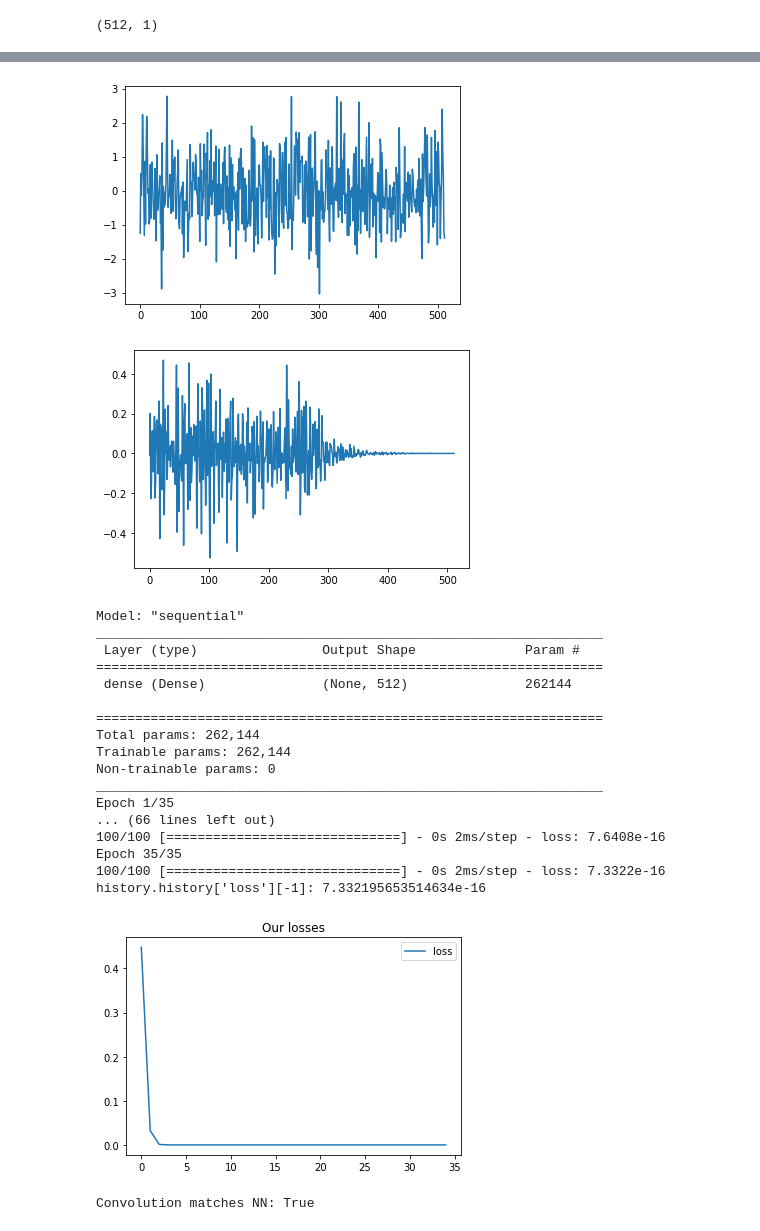
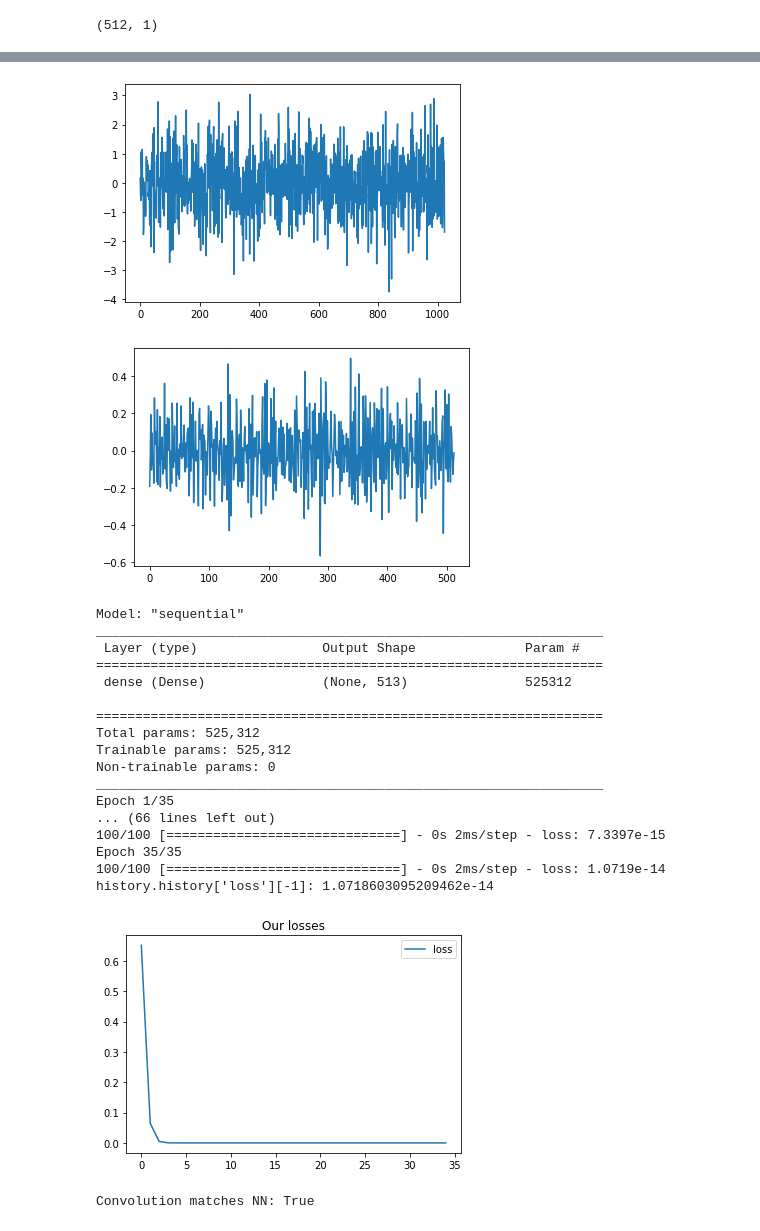
Before and after one commit to jakobatgithub/unreverb, a Jupyter notebook: DetermineIRWithDenseNN.ipynb, the cells around one changed output, grey strips where cells are left out. Saved outputs shown, nothing was run; the diff lists cells and outputs as text; code cells hidden in the pictures.

```diff
--- a/DetermineIRWithDenseNN.ipynb
+++ b/DetermineIRWithDenseNN.ipynb
@@ -28,7 +28,16 @@ import matplotlib.pyplot as plt
 
 def my_convolution(IR_data, signal):
   #return ss.convolve(IR_data, signal, mode='full')
-  return ss.convolve(signal, IR_data, mode='same')
+  #return ss.convolve(signal, IR_data, mode='same')
+	return ss.convolve(signal, IR_data, mode='valid')
+
+def render_history(history):
+    plt.plot(history["loss"], label="loss")
+    #plt.plot(history["val_loss"], label="val_loss")
+    plt.legend()
+    plt.title("Our losses")
+    plt.show()
+    plt.close()
 
 #samplerate = 2**13
 samplerate = 2**9
@@ -63,7 +72,7 @@ for reverberation_time in reverberation_times:
 # %% [output]
 (512, 1)
 # %%
-N = samplerate
+N = 2*samplerate
 batch = 10000
 split = batch
 IR_data = IR_datas[0].T[0]
@@ -92,48 +101,48 @@ display(Audio(np.array(transformed_signals[0]), rate=samplerate, autoplay=False)
 plt.plot(signals[0])
 plt.show()
 # %% [output]
-[figure, old version]
+[figure, new version]
 # %%
 plt.plot(transformed_signals[0])
 plt.show()
 # %% [output]
-[figure, old version]
+[figure, new version]
 # %%
 from keras.models import Sequential
 from keras.layers import Dense, Convolution1D
 
 X = signals
 y = transformed_signals
 
 # Create model with no hidden layers, same number of outputs as inputs.
 # No bias needed.  No activation function,
 # since DFT is linear.
-model = Sequential([Dense(transformed_signals.shape[1], input_dim=N, use_bias=False, activation=None)])
+model = Sequential([Dense(y.shape[1], input_dim=X.shape[1], use_bias=False, activation=None)])
 #model = Sequential([Convolution1D(N, kernel_size=N, padding='causal', input_shape=(None, 256), dilation_rate=1, use_bias=False, activation=None)])
 model.summary()
 model.compile(loss='mean_squared_error', optimizer='adam')
 history = model.fit(X, y, epochs=35, batch_size=100, verbose='auto')
 print(f"history.history['loss'][-1]: {history.history['loss'][-1]}")
 render_history(history.history)
 # %% [output]
 Model: "sequential"
 _________________________________________________________________
  Layer (type)                Output Shape              Param #
 =================================================================
- dense (Dense)               (None, 512)               262144
+ dense (Dense)               (None, 513)               525312
 
 =================================================================
-Total params: 262,144
-Trainable params: 262,144
+Total params: 525,312
+Trainable params: 525,312
 Non-trainable params: 0
 _________________________________________________________________
 Epoch 1/35
 ... (66 lines left out)
-100/100 [==============================] - 0s 2ms/step - loss: 7.6408e-16
+100/100 [==============================] - 0s 2ms/step - loss: 7.3397e-15
 Epoch 35/35
-100/100 [==============================] - 0s 2ms/step - loss: 7.3322e-16
-history.history['loss'][-1]: 7.332195653514634e-16
+100/100 [==============================] - 0s 2ms/step - loss: 1.0719e-14
+history.history['loss'][-1]: 1.0718603095209462e-14
-[figure, old version]
+[figure, new version]
 # %%
 datas = np.random.randn(2,N)
 transformed_datas = []
```
Also changed, not shown: parts of 10 cells of this notebook.
